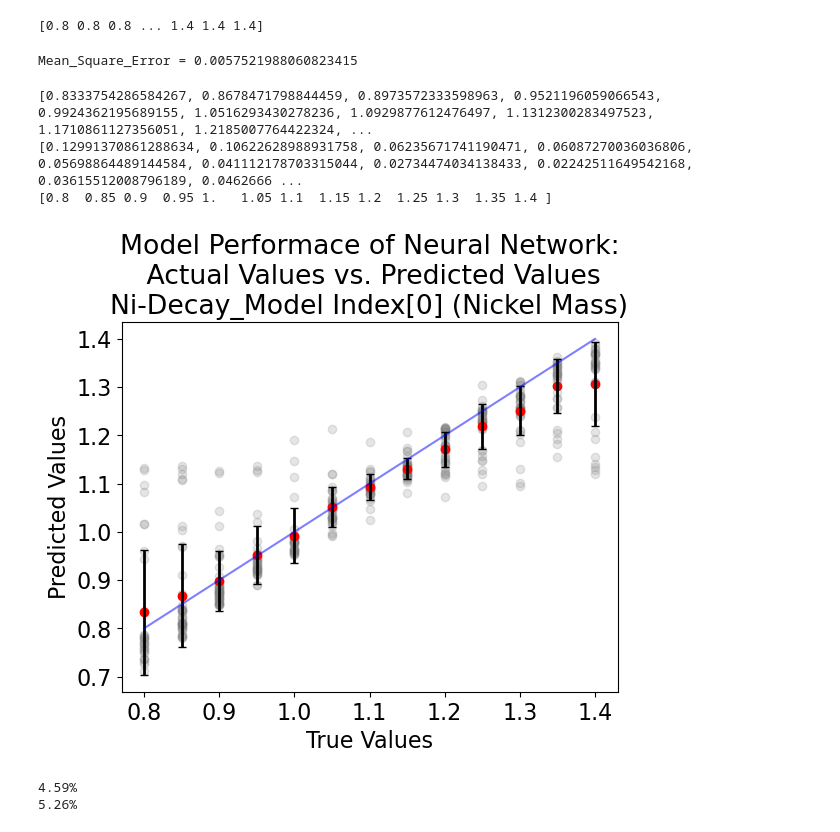
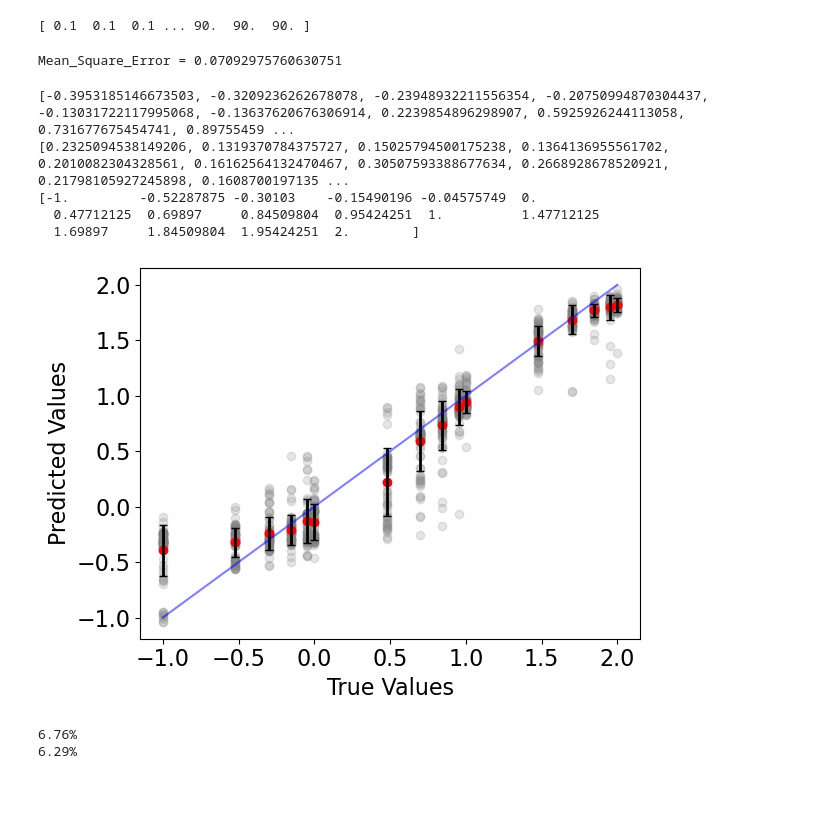
Before and after one commit to QuintinWeigand/SURP-Project-2024, a Jupyter notebook: NeuralNetwork/not_scaled.ipynb, the cells around one changed output. Saved outputs shown, nothing was run; the diff lists cells and outputs as text; code cells hidden in the pictures; blank space fills up the shorter version.

Commit message:
data generation

```diff
--- a/NeuralNetwork/not_scaled.ipynb
+++ b/NeuralNetwork/not_scaled.ipynb
@@ -73,13 +73,15 @@ def read_data(filename1, filename2, ModelType="defualt_model"):
     return x_list, y_list
 
 #Make sure the first arguement is Nickel Decay Model and second is Magnetar and the third reads the data for that Model
-x_list, y_list = read_data(r'C:\Users\quinn\Desktop\SURP\Light_Curve_Data\0LC_data_sheet.data' ,
-          r'C:\Users\quinn\Desktop\SURP\Magnetar_Light_Curve_Data\M_data_sheet.data', ModelType="Ni-Decay")
+x_list, y_list = read_data(r'/home/quinn/Desktop/Shing-Chi/StatAnalysis/0LC_data_sheet.data' ,
+          r'/home/quinn/Desktop/Shing-Chi/StatAnalysis/M_data_sheet.data', ModelType="Magnetar")
 
 #This is basically here because if I go out of bounds I'll find out instantly
 print(y_list[:,INDEX_NUMBER])
+
+y_list = np.log10(y_list)
 # %% [output]
-[0.8 0.8 0.8 ... 1.4 1.4 1.4]
+[ 0.1  0.1  0.1 ... 90.  90.  90. ]
 # %%
 scaler = MinMaxScaler()
 scaler2 = MinMaxScaler()
@@ -135,10 +137,10 @@ regressor = MLPRegressor(max_iter=5000)
 # (200,200,200)
 
 #Trains the MLPRRepressor Model with the best parameters stored in the dictionary from the tuning model
-tuned_mlp = MLPRegressor(hidden_layer_sizes=(300,300,300),
+tuned_mlp = MLPRegressor(hidden_layer_sizes=(100,150,200),
                          activation="relu",
                          solver="adam",
-                         learning_rate="constant")
+                         learning_rate="adaptive")
 
 
 #Creates a dictionary with the scores from the model
@@ -163,12 +165,14 @@ mean_sqr_error = mean_squared_error(y_test[:,INDEX_NUMBER], y_pred)
 
 print("Mean_Square_Error =", mean_sqr_error)
 # %% [output]
-Mean_Square_Error = 0.0057521988060823415
+Mean_Square_Error = 0.07092975760630751
 # %%
 import matplotlib.pyplot as plt
 
 
-fig, ax = plt.subplots()
+fig, ax = plt.subplots(ncols=1, nrows=1)
+figsize=((8,6))
+
 ax.scatter(y_test[:,INDEX_NUMBER], y_pred, alpha=.2, color="gray")
 
 #TODO: Get percentage error.
@@ -235,45 +239,49 @@ totalStandardDeviation = (np.std(percentError_list))
 ax.errorbar(sorted_input_list, mean_list, yerr=std_list,
             ecolor = "black",
             color="red",
             fmt="o",
             elinewidth=2,
             capsize=3,
             barsabove=True)
 
 
 #Sets global font size
 plt.rcParams['font.size'] = 16
 
 #Remember to change the model as iterating through
-ax.set_title("Model Performace of Neural Network:\n Actual Values vs. Predicted Values\n"+
-             "Ni-Decay_Model Index["+str(INDEX_NUMBER)+"] (Nickel Mass)")
+# ax.set_title("Model Performace of Neural Network:\n Actual Values vs. Predicted Values\n"+
+#              "Ni-Decay_Model Index["+str(INDEX_NUMBER)+"] (Nickel Mass)")
 
 ax.set_xlabel("True Values")
 ax.set_ylabel("Predicted Values")
 
 
 x_guide = [sorted_input_list[0], sorted_input_list[-1]]
 y_guide = [sorted_input_list[0], sorted_input_list[-1]]
 # y_guide = [mean_list[0], mean_list[-1]]
 
 plt.plot(x_guide, y_guide, color="blue", alpha=.5)
 
 print(mean_list)
 print(std_list)
 print(sorted_input_list)
 
+fig.tight_layout()
+
 plt.show()
 # %% [output]
-[0.8333754286584267, 0.8678471798844459, 0.8973572333598963, 0.9521196059066543, 0.9924362195689155, 1.0516293430278236, 1.0929877612476497, 1.1312300283497523, 1.1710861127356051, 1.2185007764422324, ...
-[0.12991370861288634, 0.10622628988931758, 0.06235671741190471, 0.06087270036036806, 0.05698864489144584, 0.041112178703315044, 0.02734474034138433, 0.02242511649542168, 0.03615512008796189, 0.0462666 ...
-[0.8  0.85 0.9  0.95 1.   1.05 1.1  1.15 1.2  1.25 1.3  1.35 1.4 ]
+[-0.3953185146673503, -0.3209236262678078, -0.23948932211556354, -0.20750994870304437, -0.13031722117995068, -0.13637620676306914, 0.2239854896298907, 0.5925926244113058, 0.731677675454741, 0.89755459 ...
+[0.2325094538149206, 0.1319370784375727, 0.15025794500175238, 0.1364136955561702, 0.2010082304328561, 0.16162564132470467, 0.30507593388677634, 0.2668928678520921, 0.21798105927245898, 0.1608700197135 ...
+[-1.         -0.52287875 -0.30103    -0.15490196 -0.04575749  0.
+  0.47712125  0.69897     0.84509804  0.95424251  1.          1.47712125
+  1.69897     1.84509804  1.95424251  2.        ]
-[figure, old version]
+[figure, new version]
 # %%
 print(str("{:.2f}".format(totalPercentError))+"%")
 print(str("{:.2f}".format(totalStandardDeviation))+"%")
 # %% [output]
-4.59%
-5.26%
+6.76%
+6.29%
 # %%
 data_file = open("hidden_layer_effect.data", "a")
 
```
Also changed, not shown: 3 other files.
